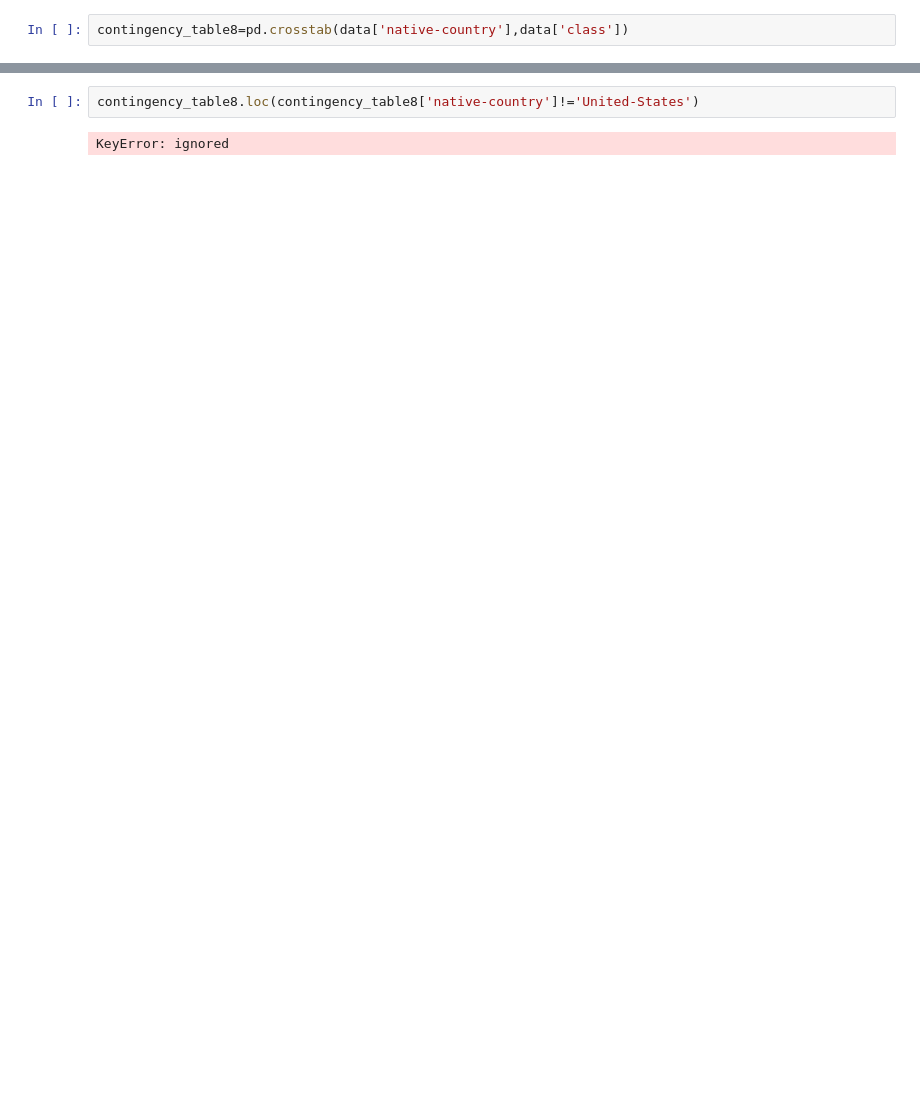
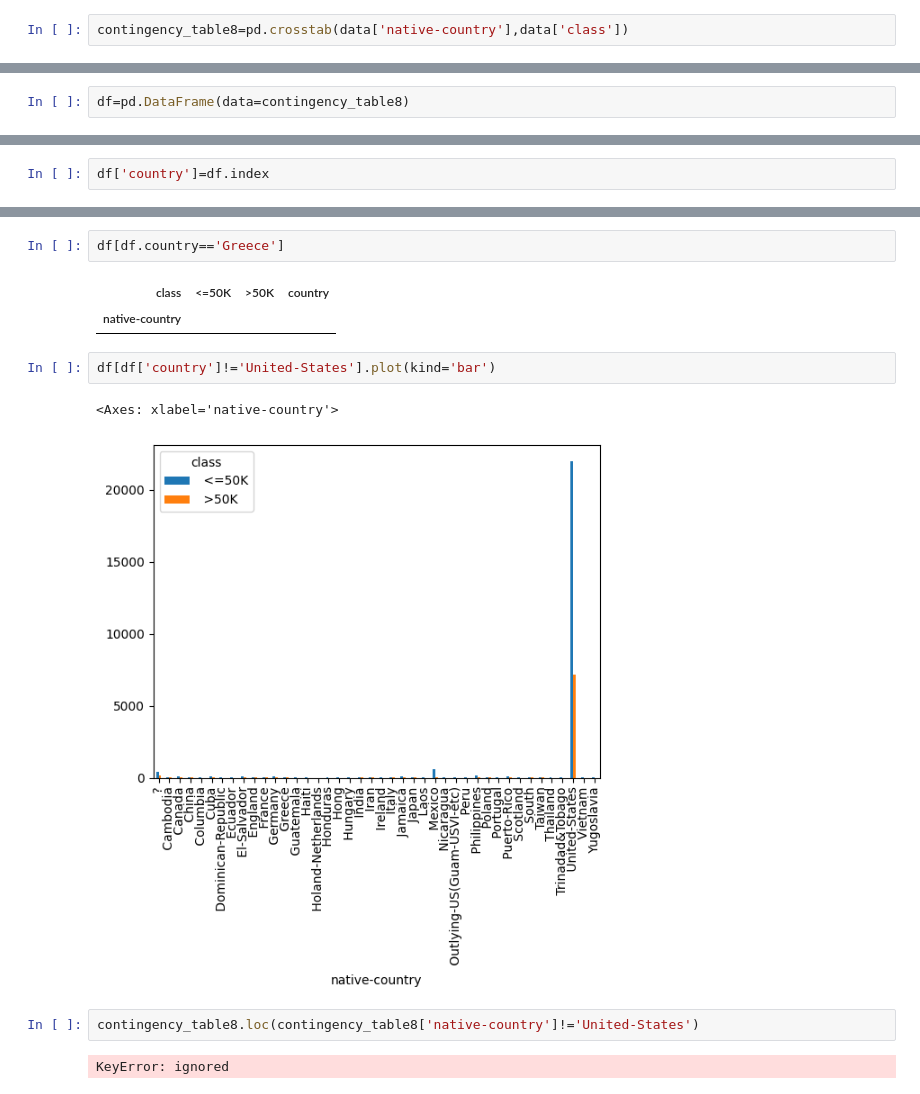
Before and after one commit to maximarbuzov/maxim, a Jupyter notebook: Untitled11.ipynb, the cells around one changed output, grey strips where cells are left out. Cells and saved outputs as stored; diff of their text form; blank space fills up the shorter version.

```diff
--- a/Untitled11.ipynb
+++ b/Untitled11.ipynb
@@ -463,0 +464,2 @@ contingency_table8.plot(kind='bar')
+# %%
+df=pd.DataFrame(data=contingency_table8)
@@ -463,0 +478,2 @@ contingency_table8.plot(kind='bar')
+# %%
+df['country']=df.index
@@ -464,3 +493,13 @@ contingency_table8.plot(kind='bar')
+# %%
+df[df.country=='Greece']
+# %% [output]
+| class | <=50K | >50K | country |
+| native-country |  |  |  |
+# %%
+df[df['country']!='United-States'].plot(kind='bar')
+# %% [output]
+<Axes: xlabel='native-country'>
+[figure, added]
 # %%
 contingency_table8.loc(contingency_table8['native-country']!='United-States')
 # %% [output]
```
Also changed, not shown: parts of 39 cells of this notebook.
